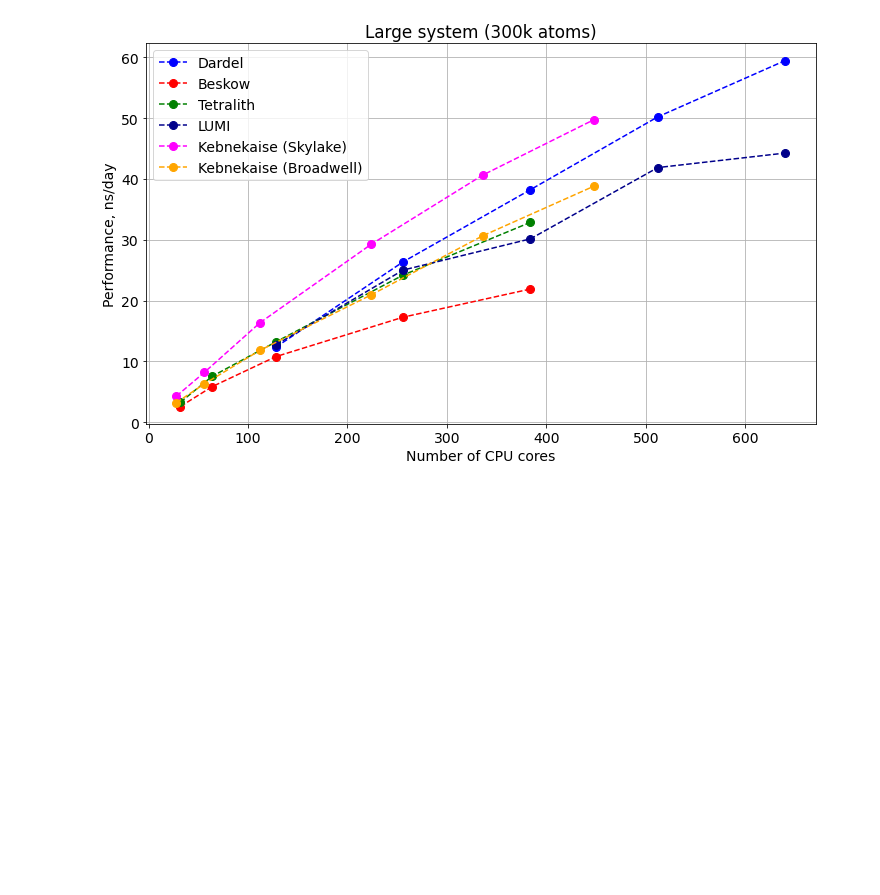
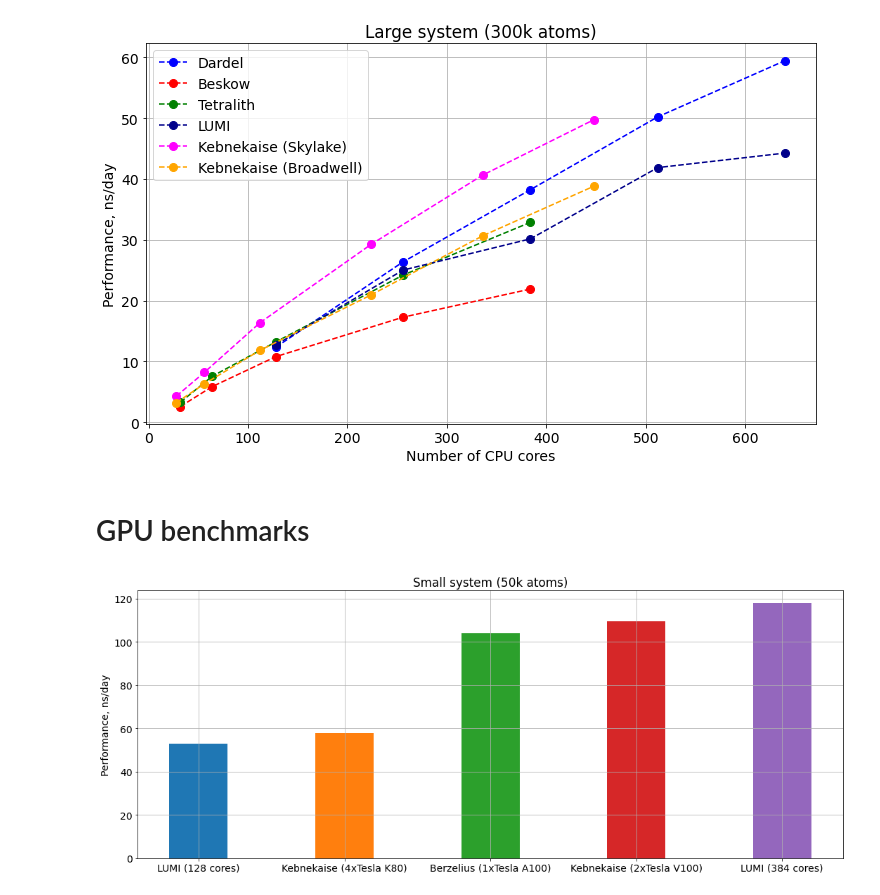
Before and after one commit to mikhail-a-ivanov/perfstats, a Jupyter notebook: MD-performance.ipynb, the cells around one changed output. Saved outputs shown, nothing was run; the diff lists cells and outputs as text; code cells hidden in the pictures; blank space fills up the shorter version.

Commit message:
adding GPU benchmarks

```diff
--- a/MD-performance.ipynb
+++ b/MD-performance.ipynb
@@ -125,3 +125,31 @@ plt.savefig('gmx-cpu-large.pdf')
 plt.show()
 # %% [output]
 [figure]
+# %% [markdown]
+# GPU benchmarks
+# %%
+keb_k80_small = PerformanceStats(HOME + '/Kebnekaise/anatase-101-POPE-50k-2xK80/', gpuruns=True)
+keb_v100_small = PerformanceStats(HOME + '/Kebnekaise/anatase-101-POPE-50k-2xV100/', gpuruns=True)
+berzelius_small = PerformanceStats(HOME + '/Berzelius/anatase-101-POPE-50k/', gpuruns=True)
+# %%
+plt.rcParams.update({'font.size': 14})
+plt.figure(figsize=(18,7))
+plt.grid()
+
+#plt.xlabel("Number of CPU cores")
+plt.ylabel("Performance, ns/day")
+
+nodes = ["LUMI (128 cores)", "Kebnekaise (4xTesla K80)",
+         "Berzelius (1xTesla A100)", "Kebnekaise (2xTesla V100)", "LUMI (384 cores)"]
+perfs = [lumi_small.performance[0], keb_k80_small.performance[1],
+         berzelius_small.performance[0], keb_v100_small.performance[-1], lumi_small.performance[-1]]
+colors = ["tab:blue", "tab:orange", "tab:green", "tab:red", "tab:purple"]
+
+for node, perf, color in zip(nodes, perfs, colors):
+    plt.bar(node, perf, width=0.4, color=color)
+
+plt.title('Small system (50k atoms)')
+plt.savefig('gmx-gpu-small.pdf')
+plt.show()
+# %% [output]
+[figure, added]
```
Also changed, not shown: parts of 3 cells of this notebook, 2 other files.
